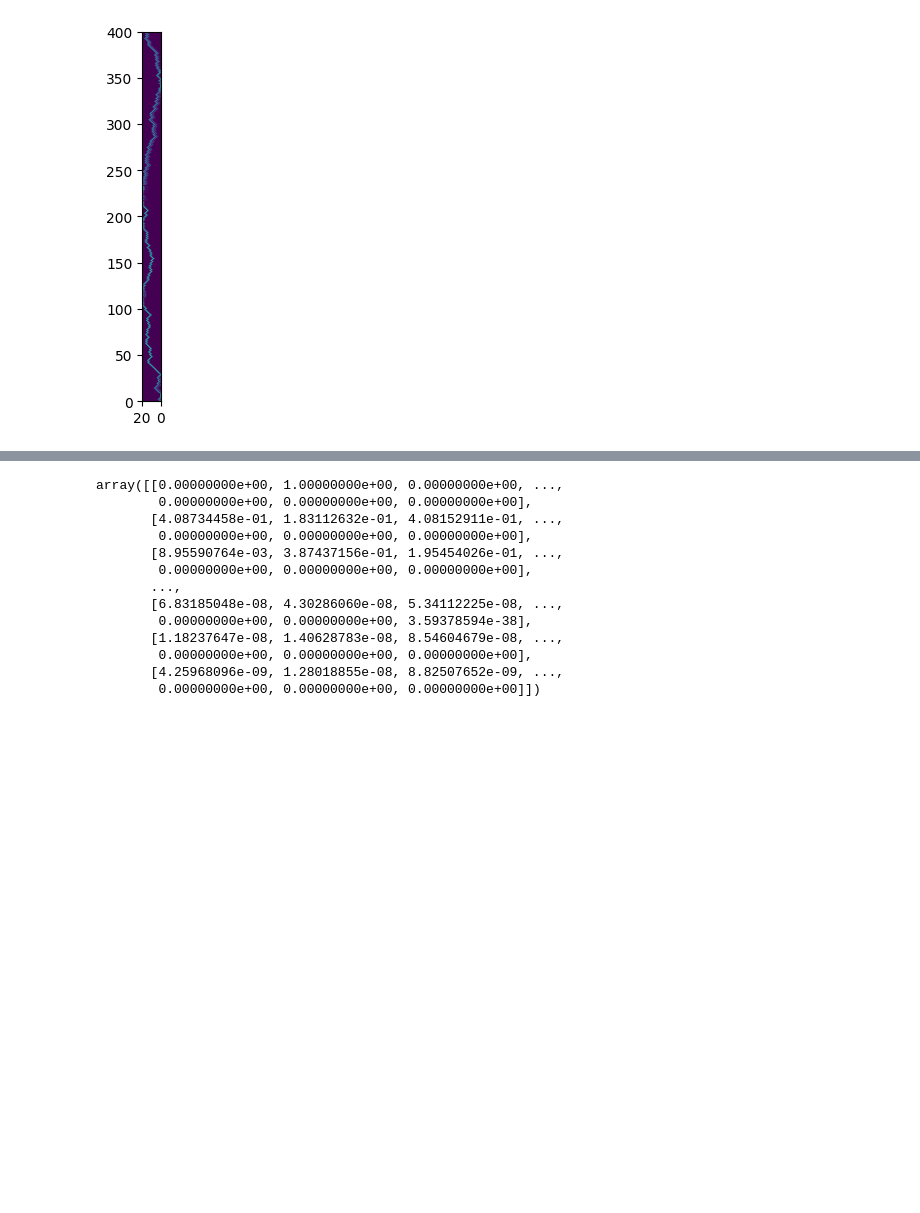
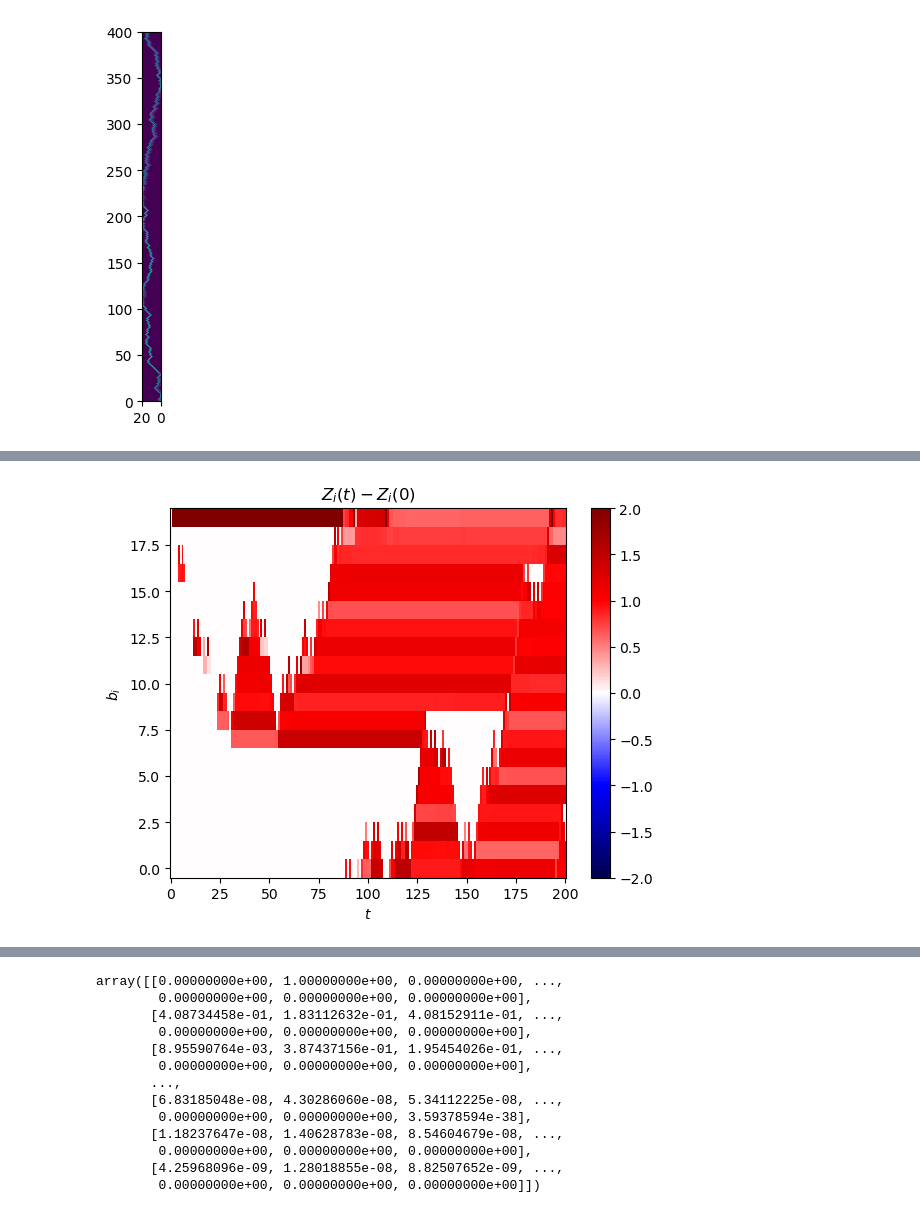
Before and after one commit to hainingpan/CT_MPS, a Jupyter notebook: FM_coherence_read.ipynb, the cells around one changed output, grey strips where cells are left out. Saved outputs shown, nothing was run; the diff lists cells and outputs as text; code cells hidden in the pictures; blank space fills up the shorter version.

```diff
--- a/FM_coherence_read.ipynb
+++ b/FM_coherence_read.ipynb
@@ -88,0 +91,21 @@ plt.xlim(20,0)
+# %%
+L=30
+params_list=[
+({'nu':0,'de':1,},{'sC':np.arange(11),'sm':np.arange(500),'p_ctrl':[.4,.5,.6],'p_proj':np.linspace(0.0,0.0,1),'L':[L]}),
+]
+# %%
+for fixed_params,vary_params in params_list:
+    data_MPS_0_T_dict=generate_params(
+        fixed_params=fixed_params,
+        vary_params=vary_params,
+        fn_template='MPS_({nu},{de})_L{L}_pctrl{p_ctrl:.3f}_pproj{p_proj:.3f}_sC{sC}_sm{sm}_x01_Oi_T.json',
+        fn_dir_template='.',
+        input_params_template='',
+        load_data=load_zip_json,
+        filename=None,
+        filelist=None,
+        load=True,
+        data_dict={'fn':set()},
+        zip_fn=f'MPS_0-1_C_m_Oi_T_L{L}.zip'
+    )
+df_MPS_0_T=convert_pd(data_MPS_0_T_dict,names=['Metrics','sm','sC','p_ctrl','L','p_proj',])
@@ -88,0 +116,2 @@ plt.xlim(20,0)
+# %%
+sC=3
@@ -88,0 +124,21 @@ plt.xlim(20,0)
+# %%
+fig,ax=plt.subplots()
+data = np.stack(df_MPS_0_T.xs('Oi',level='Metrics').xs(sC,level='sC').xs(0.5,level='p_ctrl').xs(0.0,level='p_proj').xs(L,level='L')['observations']).mean(axis=0)
+rescaled_data = (data-data[:,0][:,np.newaxis])
+# np.fft.fftshift
+# im =ax.pcolormesh(np.fft.fftshift(rescaled_data,axes=0),cmap='seismic', shading='nearest', vmin=-2,vmax=2)
+# im =ax.pcolormesh((np.fft.fftshift(rescaled_data,axes=())),cmap='seismic', shading='nearest', vmin=-2,vmax=2)
+im =ax.pcolormesh(np.abs(np.fft.fftshift(rescaled_data,axes=())),cmap='seismic', shading='nearest', vmin=-2,vmax=2)
+# im =ax.pcolormesh((data),cmap='Blues',vmin=-1,vmax=1)
+plt.colorbar(im)
+ax.set_title('$Z_i(t) - Z_i(0)$')
+
+ax.set_xlabel('$t$')
+ax.set_ylabel('$b_i$')
+# ax.set_xlim(None,20)
+
+color_list = {'Control':'yellow','Bernoulli':'red'}
+# ax.scattploer(np.arange(len(left_idx_list))+1,left_idx_list, s=3,c = [color_list[idx] for idx in type_list])
+# ax.scatter(np.arange(len(right_idx_list))+1,right_idx_list, s=3,c = [color_list[idx] for idx in type_list])
+# %% [output]
+[figure, added]
```
Also changed, not shown: parts of 23 cells of this notebook, 10 other files.
